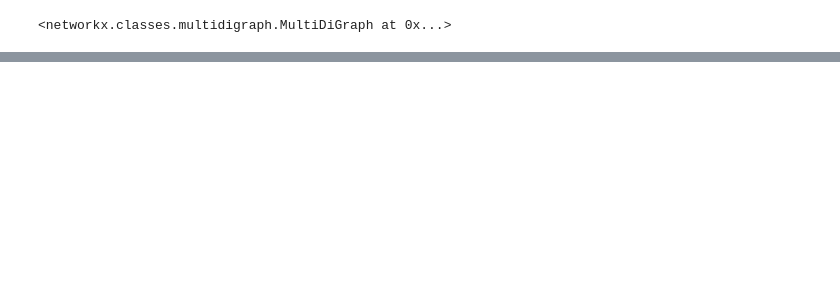
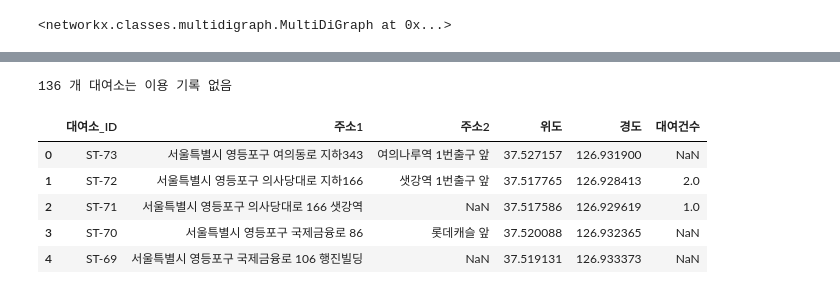
Before and after one commit to soeun7831/bike_network_analysis, a Jupyter notebook: notebooks/01_data_collecton.ipynb, the cells around one changed output, grey strips where cells are left out. Drawn from its saved outputs; the diff is of its cells as text; code cells hidden in the pictures; blank space fills up the shorter version.

```diff
--- a/notebooks/01_data_collecton.ipynb
+++ b/notebooks/01_data_collecton.ipynb
@@ -25,0 +157,5 @@ print(len(G.nodes), len(G.edges))
+# %%
+import pandas as pd
+
+df_station = pd.read_csv("../data/station_master.csv", encoding="cp949")
+df_station.head()
@@ -25,0 +169,9 @@ print(len(G.nodes), len(G.edges))
+# %%
+# 주소1에 '영등포구'가 들어간 행만 추출
+df_ydp = df_station[df_station["주소1"].str.contains("영등포구", na=False)]
+
+# 좌표가 0인 행(미입력) 제외
+df_ydp = df_ydp[(df_ydp["위도"] != 0) & (df_ydp["경도"] != 0)]
+
+print(df_ydp.shape)
+df_ydp.head()
@@ -25,0 +198,19 @@ print(len(G.nodes), len(G.edges))
+# %%
+# 영등포 구의 모든 대여소에서 몇 번 빌렸는지 정리
+
+# 시작_대여소_ID별 하루 대여건수 합계
+rent = df_use.groupby("시작_대여소_ID")["전체_건수"].sum().reset_index()
+rent.columns = ["대여소_ID", "대여건수"]
+
+# 영등포구 대여소(207개)와 합치기
+df_ydp_use = df_ydp.merge(rent, on="대여소_ID", how="left")
+print(df_ydp_use["대여건수"].isna().sum(), "개 대여소는 이용 기록 없음")
+df_ydp_use.head()
+# %% [output]
+136 개 대여소는 이용 기록 없음
+|  | 대여소_ID | 주소1 | 주소2 | 위도 | 경도 | 대여건수 |
+| 0 | ST-73 | 서울특별시 영등포구 여의동로 지하343 | 여의나루역 1번출구 앞 | 37.527157 | 126.931900 | NaN |
+| 1 | ST-72 | 서울특별시 영등포구 의사당대로 지하166 | 샛강역 1번출구 앞 | 37.517765 | 126.928413 | 2.0 |
+| 2 | ST-71 | 서울특별시 영등포구 의사당대로 166 샛강역 | NaN | 37.517586 | 126.929619 | 1.0 |
+| 3 | ST-70 | 서울특별시 영등포구 국제금융로 86 | 롯데캐슬 앞 | 37.520088 | 126.932365 | NaN |
+| 4 | ST-69 | 서울특별시 영등포구 국제금융로 106 행진빌딩 | NaN | 37.519131 | 126.933373 | NaN |
```
Also changed, not shown: parts of 24 cells of this notebook.
